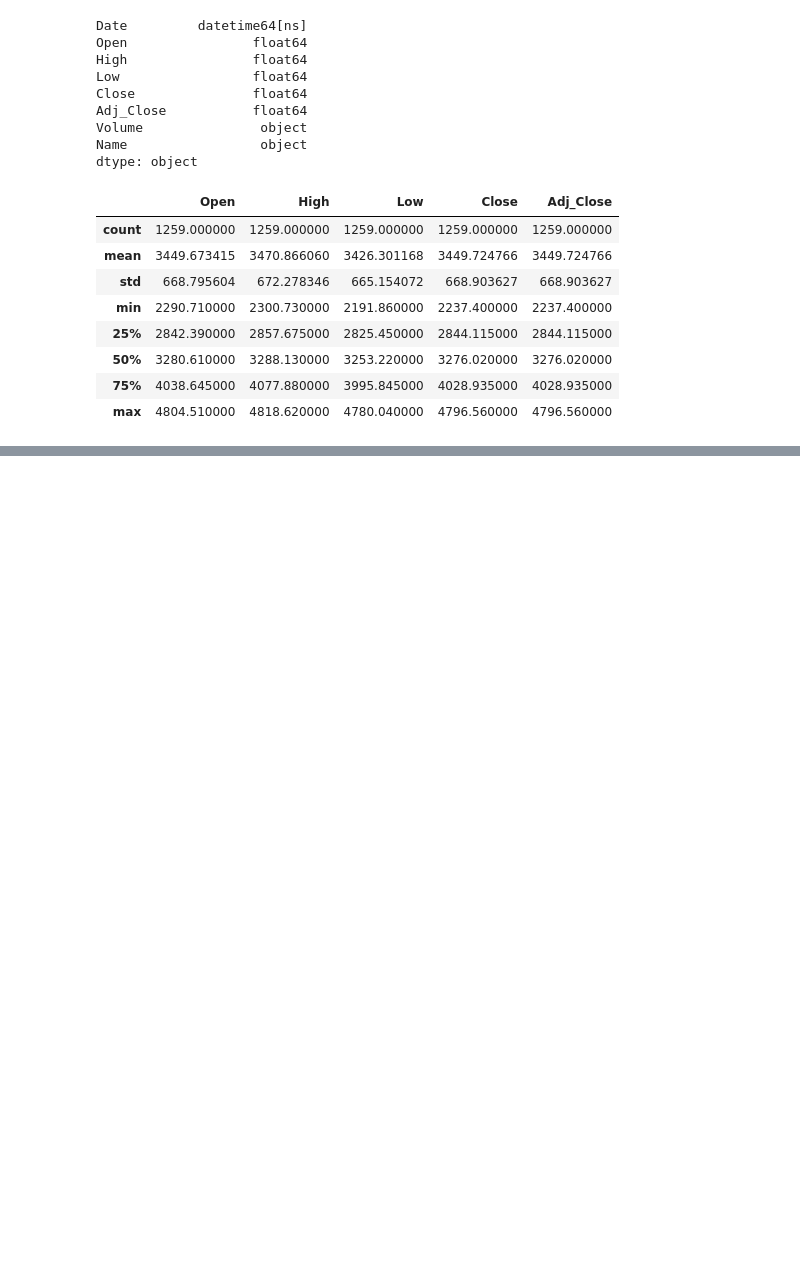
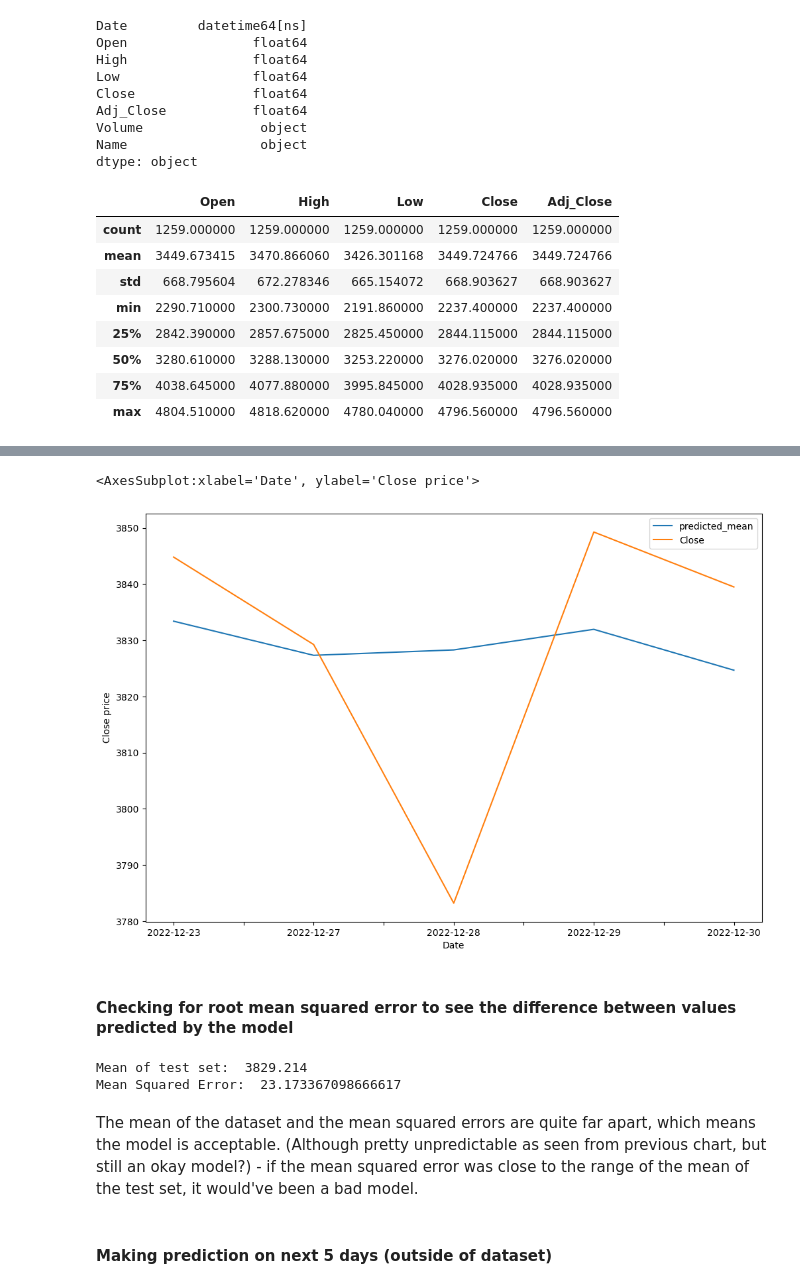
Before and after one commit to fareenamughal/Group-6-Crypto, a Jupyter notebook: Code/Stock-analysis.ipynb, the cells around one changed output, grey strips where cells are left out. Drawn from its saved outputs; the diff is of its cells as text; code cells hidden in the pictures; blank space fills up the shorter version.

```diff
--- a/Code/Stock-analysis.ipynb
+++ b/Code/Stock-analysis.ipynb
@@ -334,0 +389,3 @@ leg = ax.legend()
+# %%
+#making the date column in S&P500 as the index for plots
+sp500cleaned_df.set_index("Date", inplace = True)
@@ -334,0 +468,6 @@ leg = ax.legend()
+# %%
+#training the model
+print(sp500cleaned_df.shape)
+train = sp500cleaned_df.iloc[:-5] #we'll train the model on all data in dataset except the last 5 rows which will be used to test
+test = sp500cleaned_df.iloc[-5:] #use last 5 datapoints to test model
+print(train.shape, test.shape)
@@ -334,0 +479,6 @@ leg = ax.legend()
+# %%
+from statsmodels.tsa.arima.model import ARIMA
+
+model = ARIMA(train["Close"], order=(2,1,2))
+model = model.fit()
+model.summary()
@@ -334,0 +508,7 @@ leg = ax.legend()
+# %%
+start = len(train)
+end = len(train) + len(test) -1
+pred = model.predict(start = start, end = end, typ = "levels")
+#starting index start, ending index end (see index before, the last 5 datapoints used for test set)
+pred.index = sp500cleaned_df.index[start:end+1]
+print(pred)
@@ -334,0 +523,24 @@ leg = ax.legend()
+# %%
+#check actual vs prediction on last 5 datapoints (our test set)
+pred.plot(legend = True, ylabel = "Close price")
+test["Close"].plot(legend = True, figsize = (12,8))
+# %% [output]
+<AxesSubplot:xlabel='Date', ylabel='Close price'>
+[figure, added]
+# %% [markdown]
+#### Checking for root mean squared error to see the difference between values predicted by the model
+# %%
+#checking for root mean square error to see the difference between values predicted by the model
+#using sklearn module - importing needed libraries
+from sklearn.metrics import mean_squared_error
+from math import sqrt
+rmse = sqrt (mean_squared_error(pred, test["Close"]))
+print("Mean of test set: " ,test["Close"].mean())
+print("Mean Squared Error: ", rmse)
+# %% [output]
+Mean of test set:  3829.214
+Mean Squared Error:  23.173367098666617
+# %% [markdown]
+The mean of the dataset and the mean squared errors are quite far apart, which means the model is acceptable. (Although pretty unpredictable as seen from previous chart, but still an okay model?) - if the mean squared error was close to the range of the mean of the test set, it would've been a bad model.
+# %% [markdown]
+#### Making prediction on next 5 days (outside of dataset)
```
Also changed, not shown: parts of 61 cells of this notebook.
